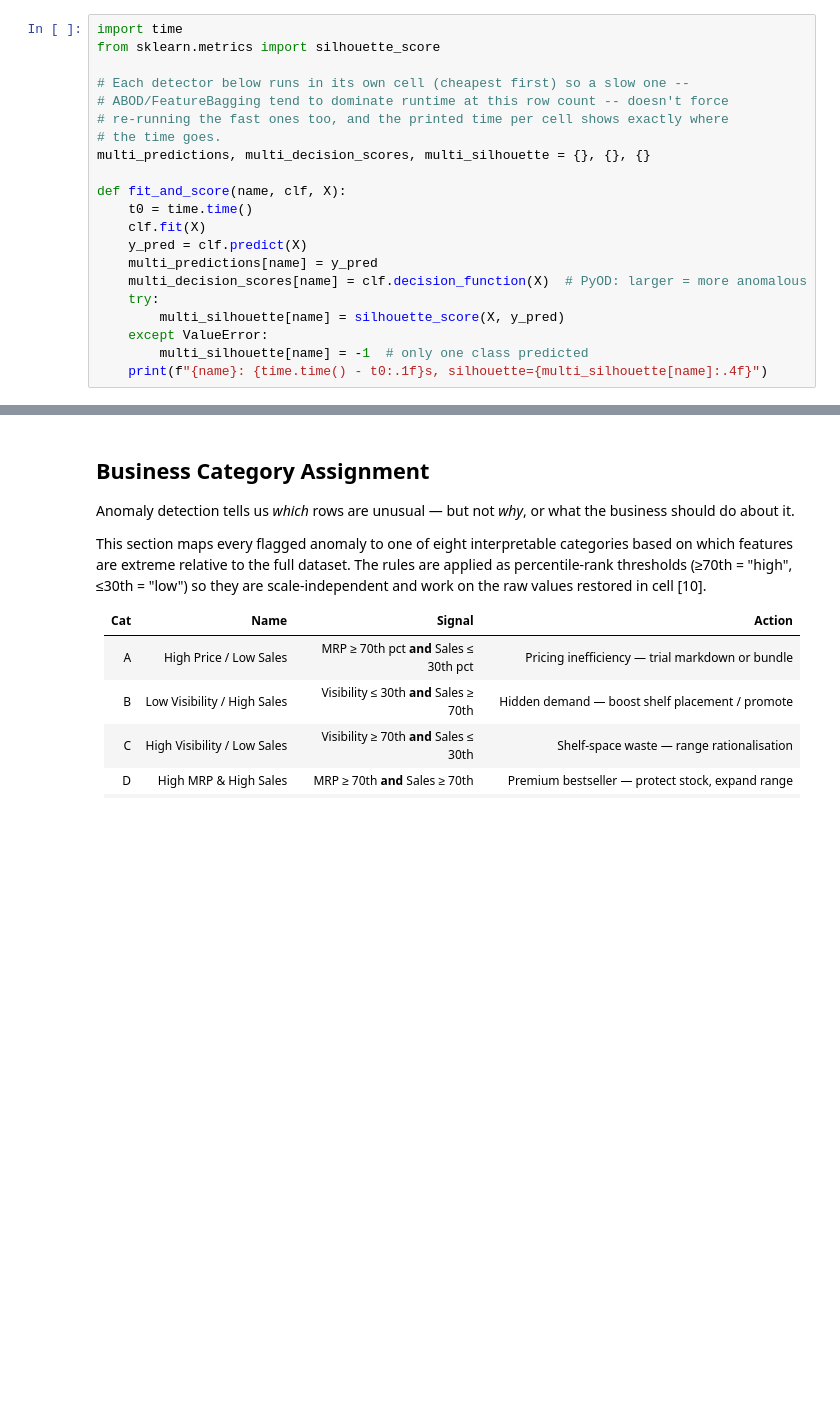
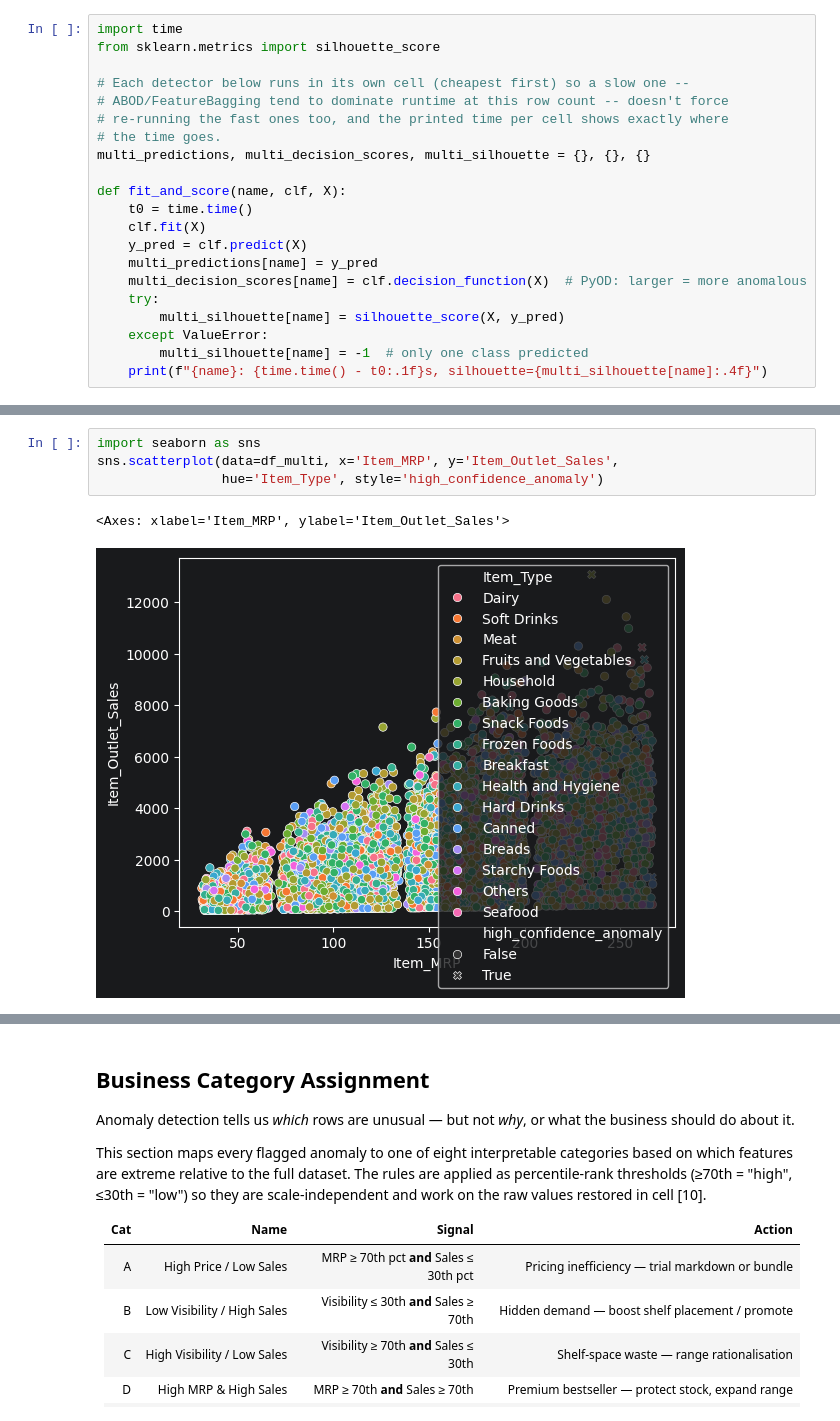
Before and after one commit to rajukan/ml-capstones, a Jupyter notebook: bigmart/Big-mart-sales-pyod.ipynb, the cells around one changed output, grey strips where cells are left out. Drawn from its saved outputs; the diff is of its cells as text; blank space fills up the shorter version.

```diff
--- a/bigmart/Big-mart-sales-pyod.ipynb
+++ b/bigmart/Big-mart-sales-pyod.ipynb
@@ -422,3 +580,10 @@ plt.show()
+# %%
+import seaborn as sns
+sns.scatterplot(data=df_multi, x='Item_MRP', y='Item_Outlet_Sales',
+                hue='Item_Type', style='high_confidence_anomaly')
+# %% [output]
+<Axes: xlabel='Item_MRP', ylabel='Item_Outlet_Sales'>
+[figure, added]
 # %%
 # Top anomalies vs. dataset medians, with an auto-generated "why is this unusual" tag --
 # turns each flagged row into a one-line business-readable signal instead of requiring
```
Also changed, not shown: parts of 24 cells of this notebook, 1 other file.
